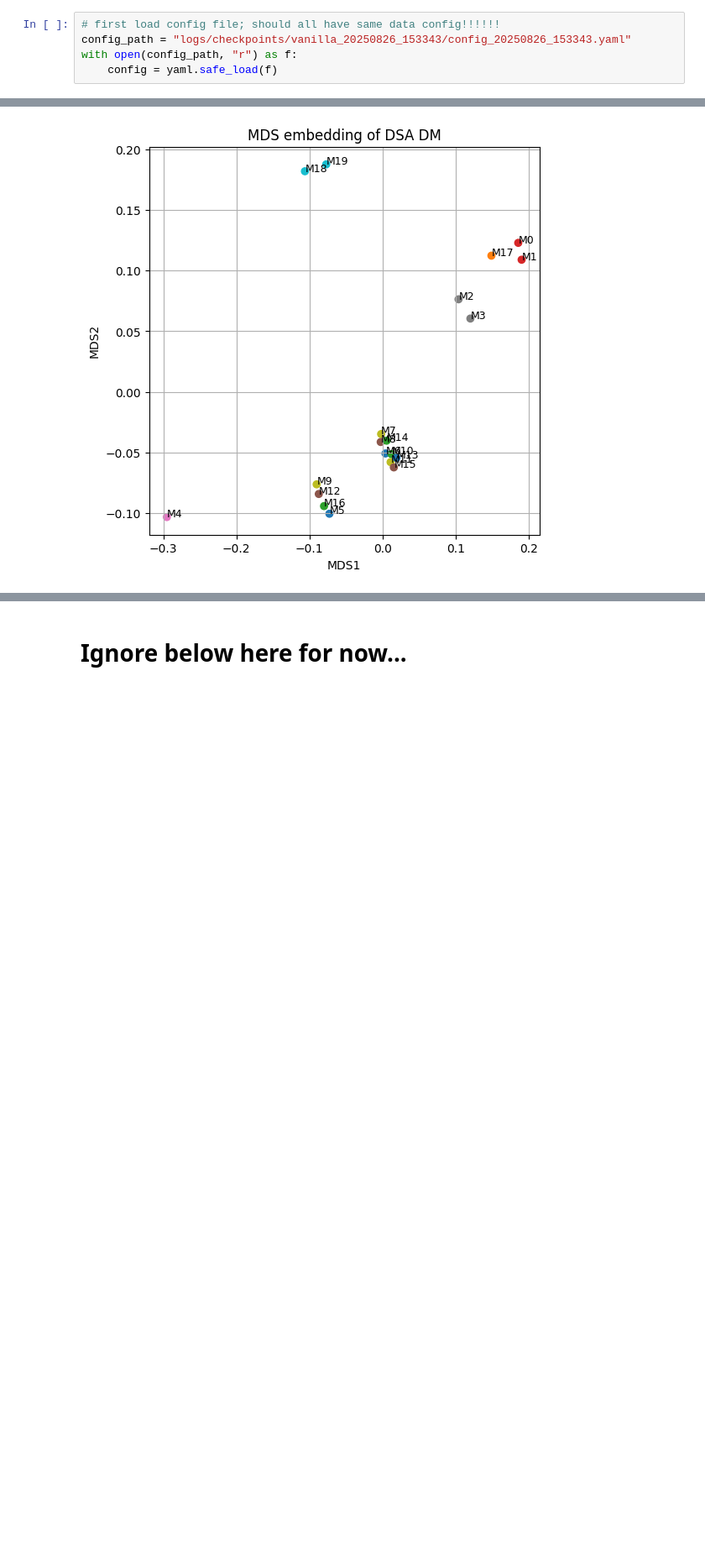
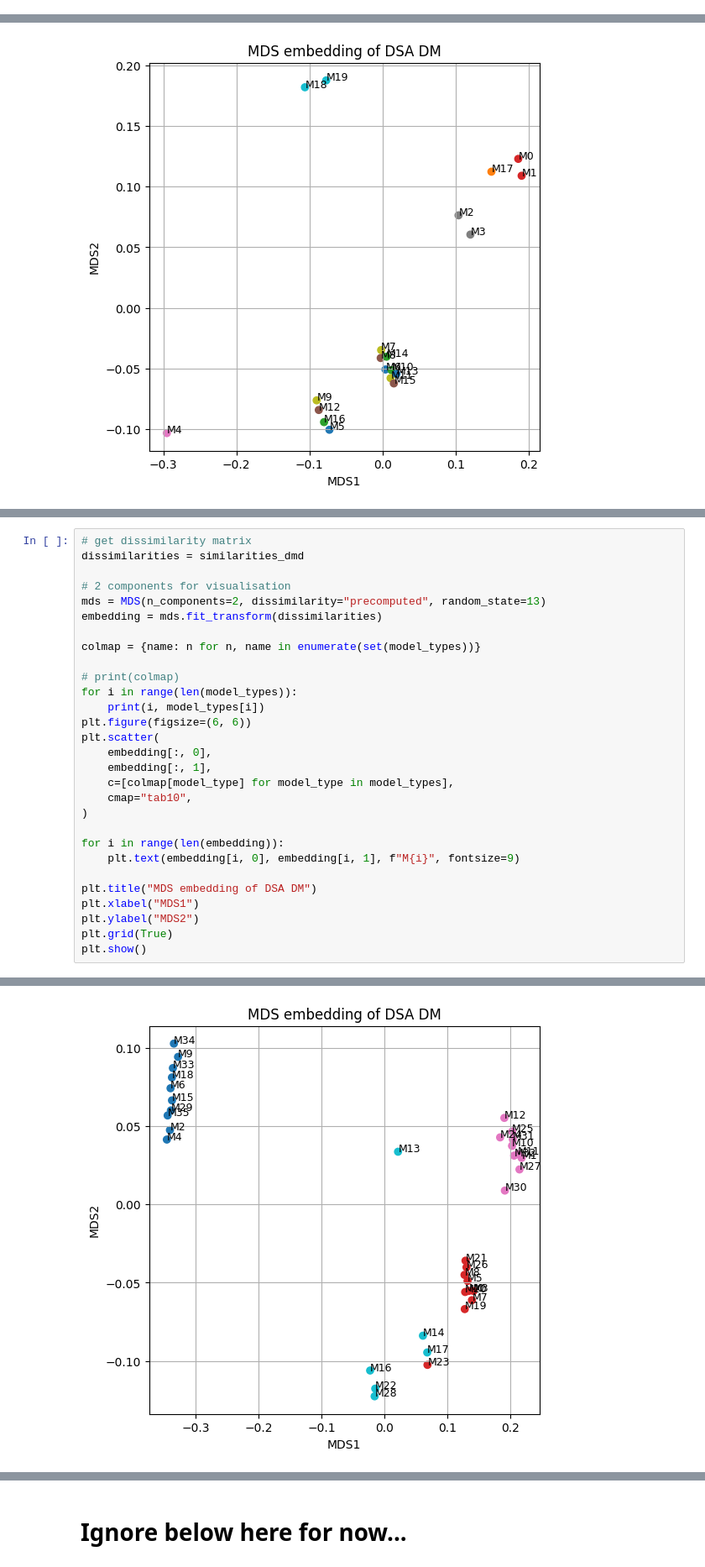
Before and after one commit to abertics/pirnns, a Jupyter notebook: pirnns/notebooks/analyze.ipynb, the cells around one changed output, grey strips where cells are left out. Shown at 84% size. Drawn from its saved outputs; the diff is of its cells as text; blank space fills up the shorter version.

```diff
--- a/pirnns/notebooks/analyze.ipynb
+++ b/pirnns/notebooks/analyze.ipynb
@@ -67,8 +70,3 @@ You must import as follows (inside poetry shell):
 <code>python -m ipykernel install --user --name=pirnns-py3.11 --display-name "Python (poetry-pirnns)"</code>
 # %% [markdown]
 ### Step 1: Load data
-# %%
-# first load config file; should all have same data config!!!!!!
-config_path = "logs/checkpoints/vanilla_20250826_153343/config_20250826_153343.yaml"
-with open(config_path, "r") as f:
-    config = yaml.safe_load(f)
@@ -473,0 +677,30 @@ plt.show()
+# %%
+# get dissimilarity matrix
+dissimilarities = similarities_dmd
+
+# 2 components for visualisation
+mds = MDS(n_components=2, dissimilarity="precomputed", random_state=13)
+embedding = mds.fit_transform(dissimilarities)
+
+colmap = {name: n for n, name in enumerate(set(model_types))}
+
+# print(colmap)
+for i in range(len(model_types)):
+    print(i, model_types[i])
+plt.figure(figsize=(6, 6))
+plt.scatter(
+    embedding[:, 0],
+    embedding[:, 1],
+    c=[colmap[model_type] for model_type in model_types],
+    cmap="tab10",
+)
+
+for i in range(len(embedding)):
+    plt.text(embedding[i, 0], embedding[i, 1], f"M{i}", fontsize=9)
+
+plt.title("MDS embedding of DSA DM")
+plt.xlabel("MDS1")
+plt.ylabel("MDS2")
+plt.grid(True)
+plt.show()
+# %% [output]
@@ -474,3 +724,4 @@ plt.show()
+[figure, added]
 # %% [markdown]
 extra info:
 https://arxiv.org/pdf/2410.03972
```
Also changed, not shown: parts of 11 cells of this notebook, 5 other files.
